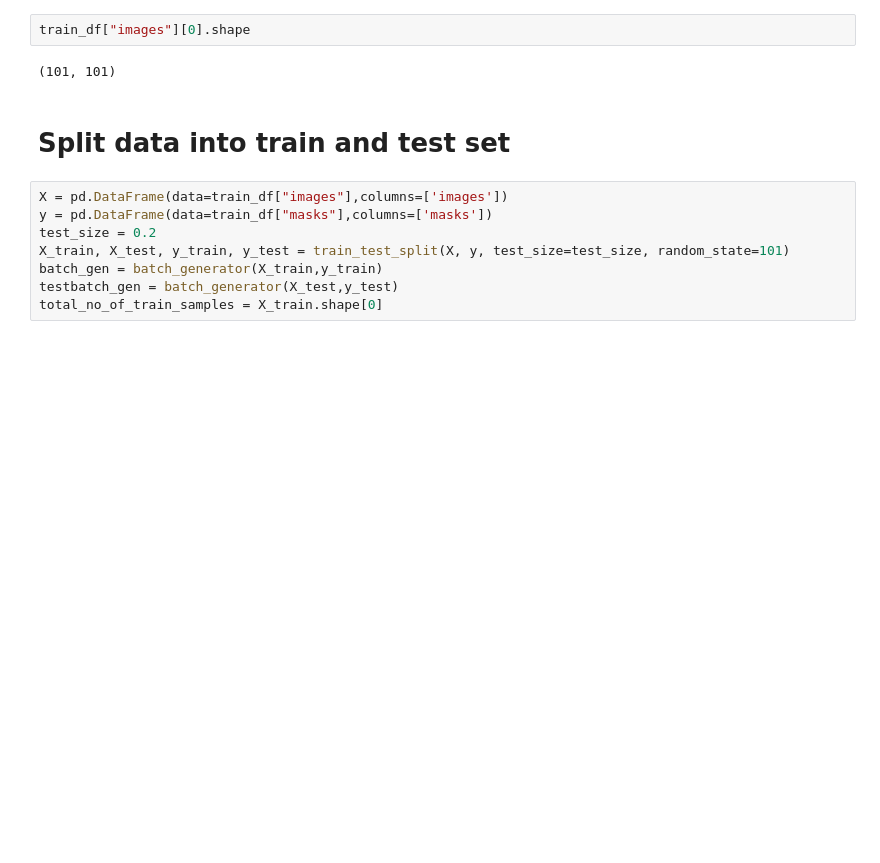
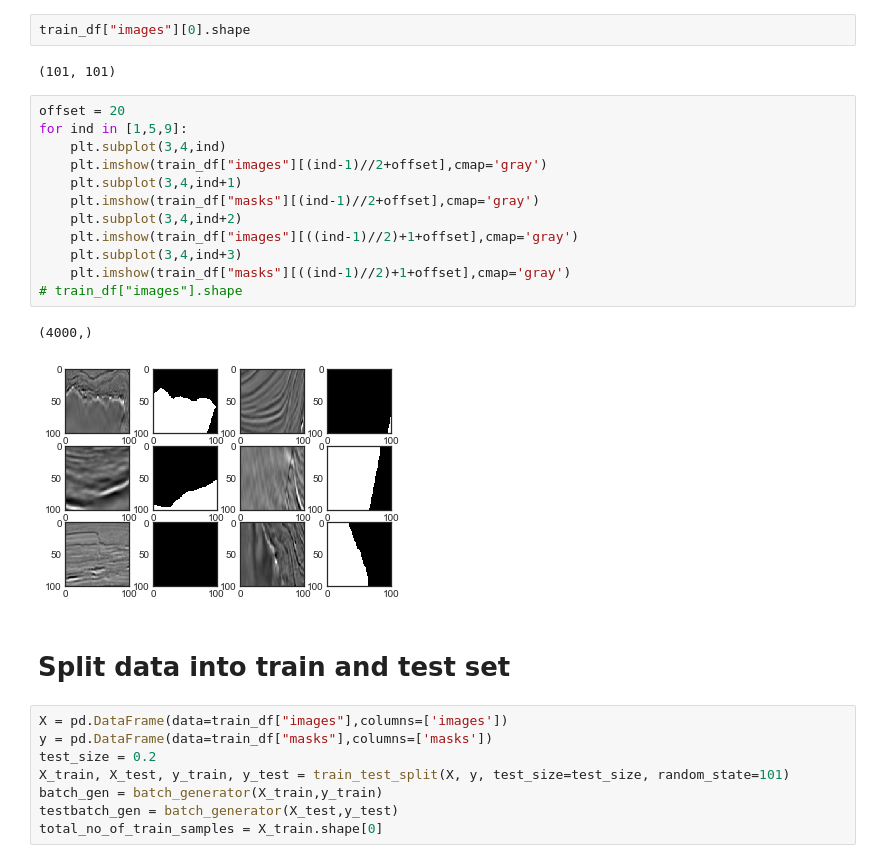
Before and after one commit to mrinmoysarkar/big_data_course, a Jupyter notebook: term-project/src/big_data_project.ipynb, the cells around one changed output. Saved outputs shown, nothing was run; the diff lists cells and outputs as text; blank space fills up the shorter version.

```diff
--- a/term-project/src/big_data_project.ipynb
+++ b/term-project/src/big_data_project.ipynb
@@ -69,6 +71,21 @@ train_df["masks"] = [np.array(load_img("../data/train/masks/{}.png".format(idx),
 train_df["images"][0].shape
 # %% [output]
 (101, 101)
+# %%
+offset = 20
+for ind in [1,5,9]:
+    plt.subplot(3,4,ind)
+    plt.imshow(train_df["images"][(ind-1)//2+offset],cmap='gray')
+    plt.subplot(3,4,ind+1)
+    plt.imshow(train_df["masks"][(ind-1)//2+offset],cmap='gray')
+    plt.subplot(3,4,ind+2)
+    plt.imshow(train_df["images"][((ind-1)//2)+1+offset],cmap='gray')
+    plt.subplot(3,4,ind+3)
+    plt.imshow(train_df["masks"][((ind-1)//2)+1+offset],cmap='gray')
+# train_df["images"].shape
+# %% [output]
+(4000,)
+[figure, added]
 # %% [markdown]
 # Split data into train and test set
 # %%
```
Also changed, not shown: parts of 1 cell of this notebook, 17 other files.
